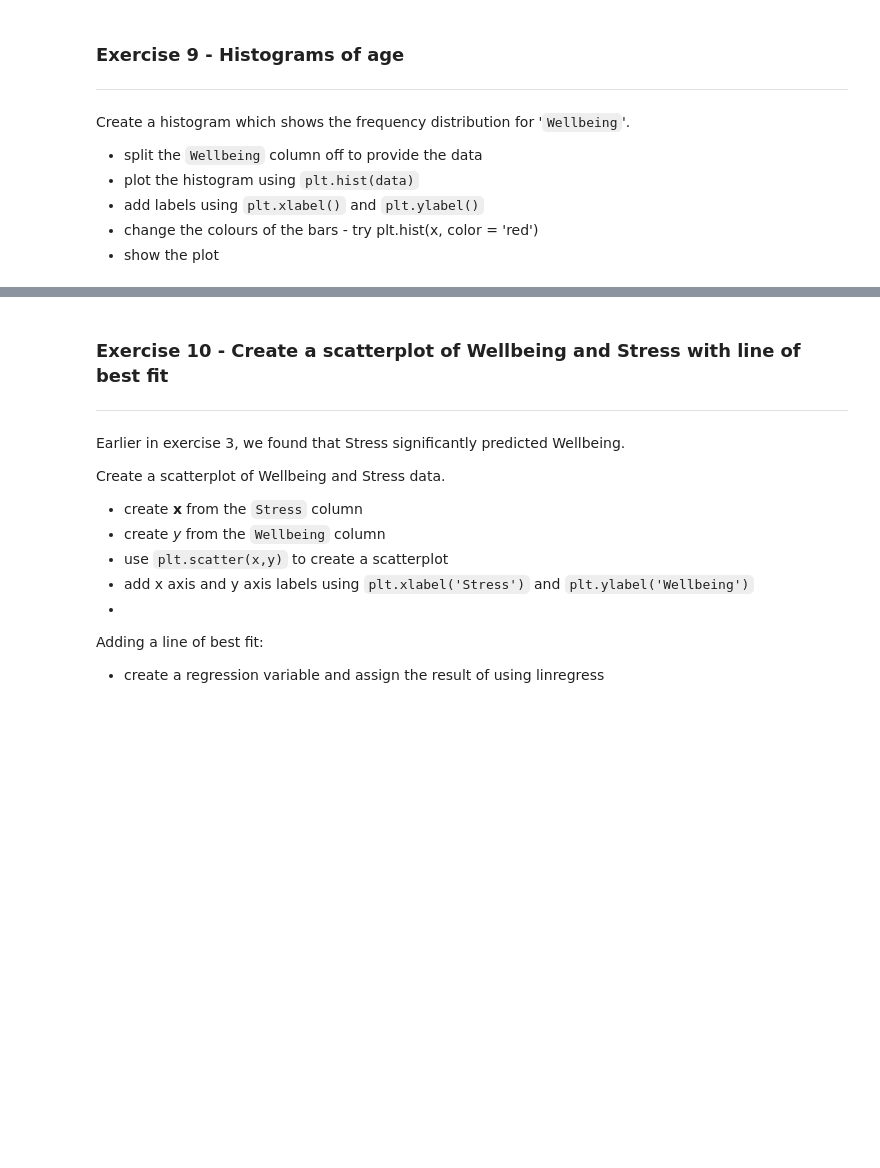
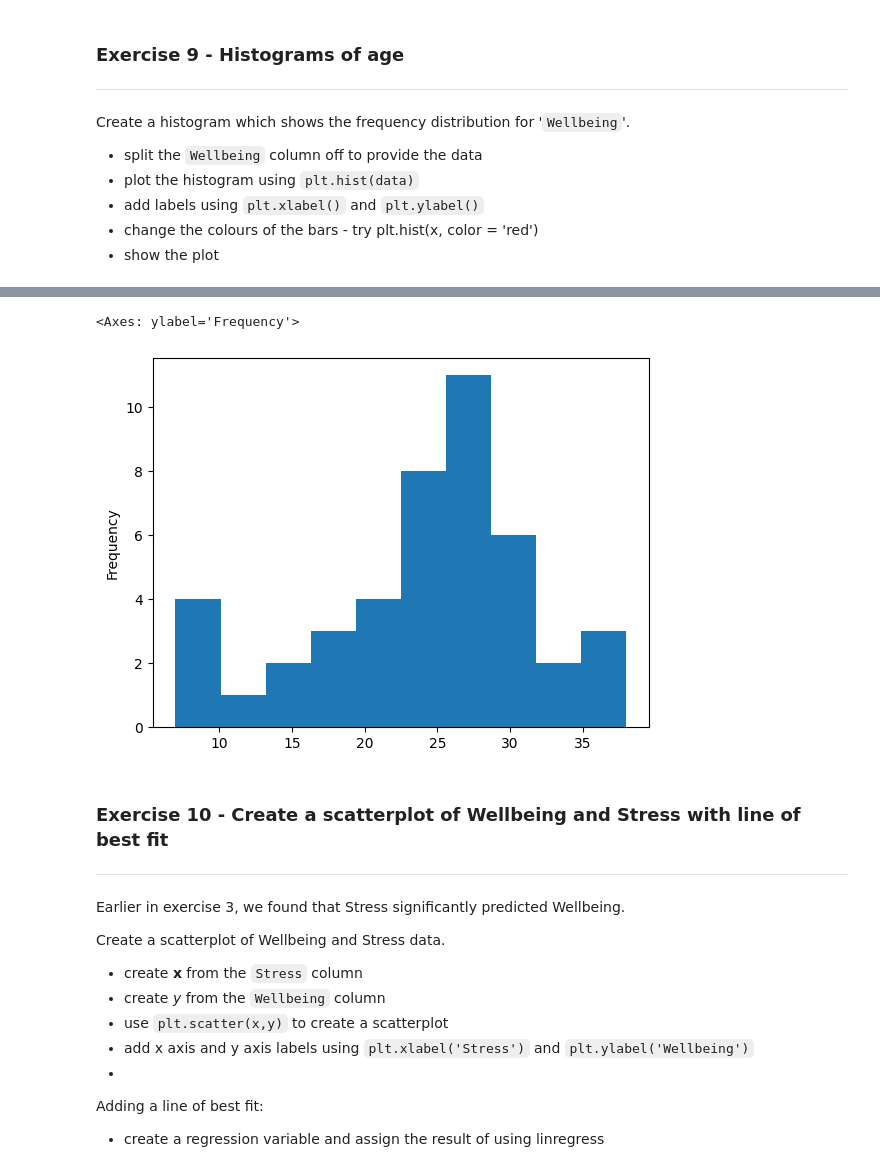
Before and after one commit to fraserrbarclay/Python-Data-Practicals, a Jupyter notebook: Week_7_Correlation_and_visualisation.ipynb, the cells around one changed output, grey strips where cells are left out. Cells and saved outputs as stored; diff of their text form; code cells hidden in the pictures; blank space fills up the shorter version.

```diff
--- a/Week_7_Correlation_and_visualisation.ipynb
+++ b/Week_7_Correlation_and_visualisation.ipynb
@@ -377,3 +456,8 @@ Create a histogram which shows the frequency distribution for '`Wellbeing`'.
+# %%
+psych_data['Wellbeing'].plot.hist()
+# %% [output]
+<Axes: ylabel='Frequency'>
+[figure, added]
 # %% [markdown]
 ### Exercise 10 - Create a scatterplot of Wellbeing and Stress with line of best fit
 ---
```
Also changed, not shown: parts of 9 cells of this notebook.
